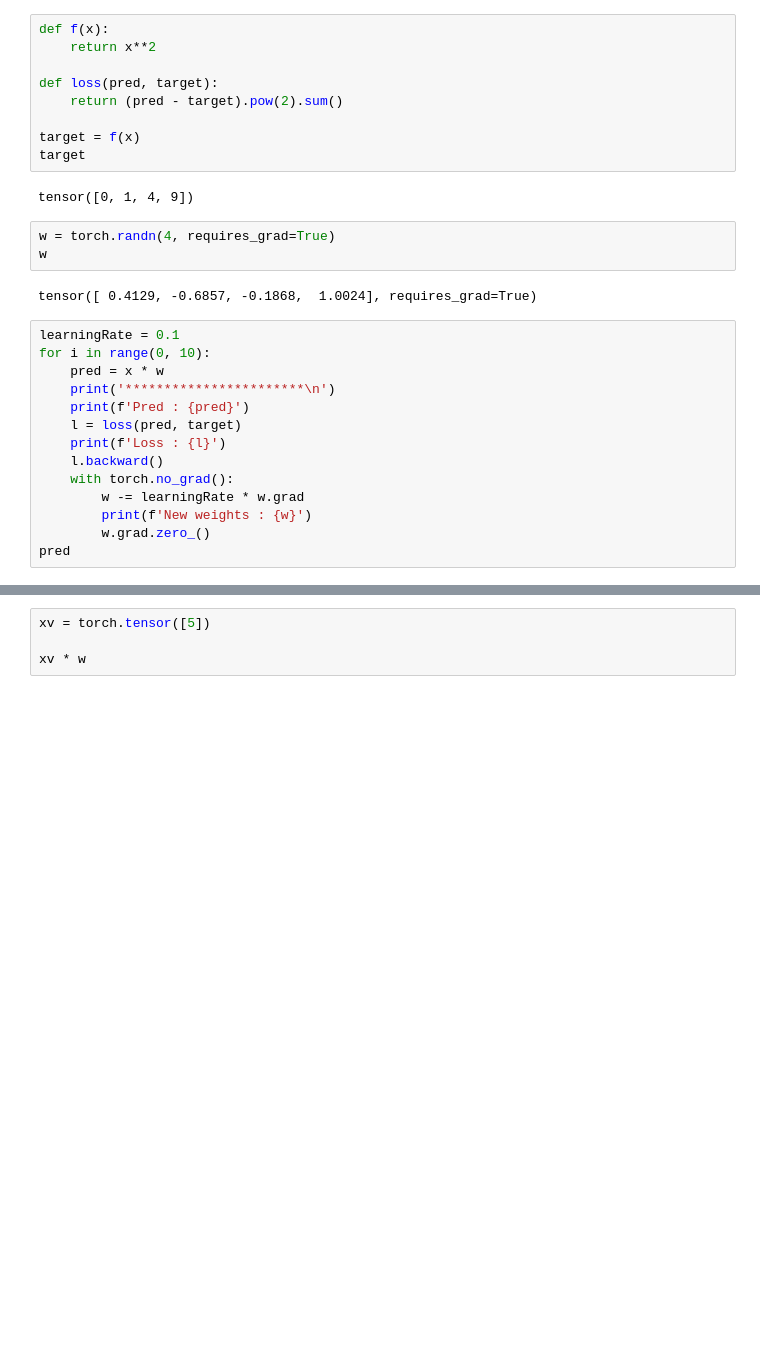
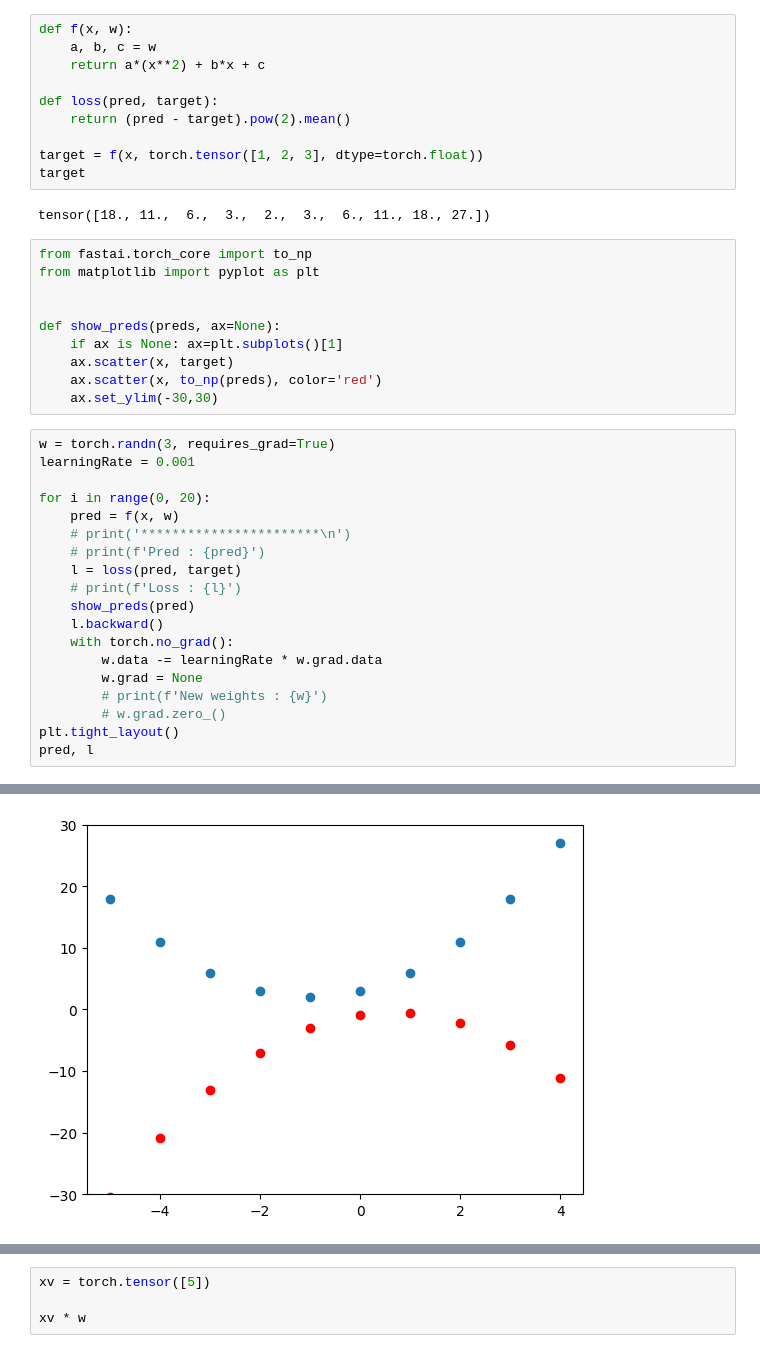
Before and after one commit to NeuronAddict/neuron-play, a Jupyter notebook: neuron.ipynb, the cells around one changed output, grey strips where cells are left out. Drawn from its saved outputs; the diff is of its cells as text; blank space fills up the shorter version.

```diff
--- a/neuron.ipynb
+++ b/neuron.ipynb
@@ -9,31 +9,42 @@ tensor([0, 1, 2, 3])
 # %%
-def f(x):
-    return x**2
+def f(x, w):
+    a, b, c = w
+    return a*(x**2) + b*x + c
 
 def loss(pred, target):
-    return (pred - target).pow(2).sum()
+    return (pred - target).pow(2).mean()
 
-target = f(x)
+target = f(x, torch.tensor([1, 2, 3], dtype=torch.float))
 target
 # %% [output]
-tensor([0, 1, 4, 9])
+tensor([18., 11.,  6.,  3.,  2.,  3.,  6., 11., 18., 27.])
-# %%
-w = torch.randn(4, requires_grad=True)
-w
-# %% [output]
-tensor([ 0.4129, -0.6857, -0.1868,  1.0024], requires_grad=True)
+# %%
+from fastai.torch_core import to_np
+from matplotlib import pyplot as plt
+
+
+def show_preds(preds, ax=None):
+    if ax is None: ax=plt.subplots()[1]
+    ax.scatter(x, target)
+    ax.scatter(x, to_np(preds), color='red')
+    ax.set_ylim(-30,30)
 # %%
-learningRate = 0.1
-for i in range(0, 10):
-    pred = x * w
-    print('***********************\n')
-    print(f'Pred : {pred}')
+w = torch.randn(3, requires_grad=True)
+learningRate = 0.001
+
+for i in range(0, 20):
+    pred = f(x, w)
+    # print('***********************\n')
+    # print(f'Pred : {pred}')
     l = loss(pred, target)
-    print(f'Loss : {l}')
+    # print(f'Loss : {l}')
+    show_preds(pred)
     l.backward()
     with torch.no_grad():
-        w -= learningRate * w.grad
-        print(f'New weights : {w}')
-        w.grad.zero_()
-pred
+        w.data -= learningRate * w.grad.data
+        w.grad = None
+        # print(f'New weights : {w}')
+        # w.grad.zero_()
+plt.tight_layout()
+pred, l
 # %% [output]
@@ -56,0 +54 @@ New weights : tensor([0.4129, 0.9869, 2.0000, 3.0000], requires_grad=True)
+[figure, added]
```
Also changed, not shown: parts of 3 cells of this notebook.
